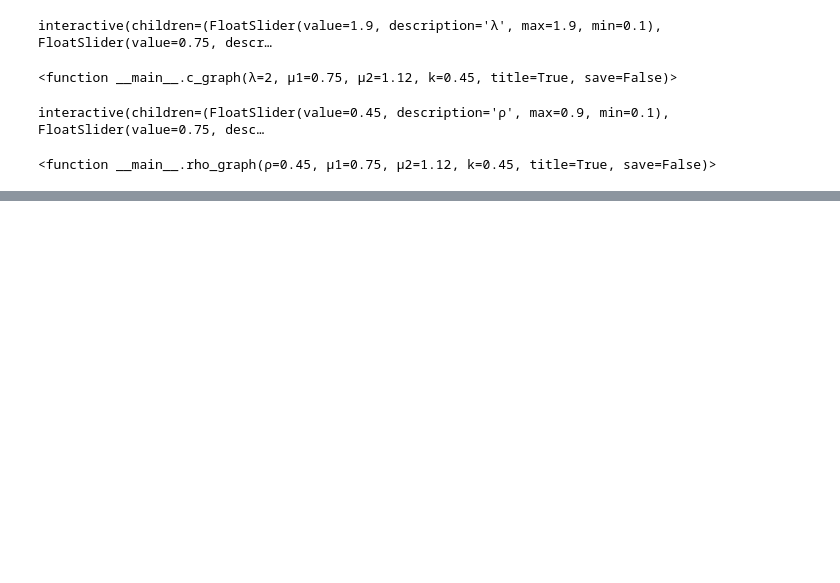
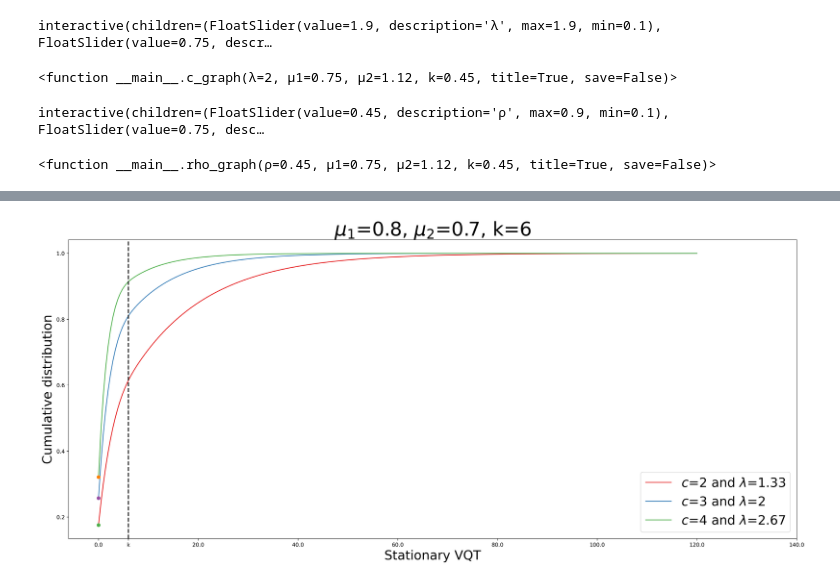
Before and after one commit to brdauria/VQTPlot, a Jupyter notebook: workload.ipynb, the cells around one changed output, grey strips where cells are left out. Cells and saved outputs as stored; diff of their text form; code cells hidden in the pictures; blank space fills up the shorter version.

```diff
--- a/workload.ipynb
+++ b/workload.ipynb
@@ -184,0 +230,33 @@ interactive(children=(FloatSlider(value=0.45, description='ρ', max=0.9, min=0.1
+# %%
+# B. -- from René Bekker email on 22/03/2021
+## Impact of number of servers on cumulative waiting time distribution.
+## That is, what is the impact of the number of servers on system behaviour,
+## i.e. the cumulative waiting time distribution?
+## Our motivation stems from the slowdown effect, so we should focus on \mu_2 < \mu_1.
+# Possible parameters: k=6, \mu_1 = 0.8, \mu_2 = 0.7,
+# and c = 2, 3, 4 with corresponding \lambda = 4/3, 2, 8/3 (such that the loads remain identical).
+def cλ_graph(μ1=0.8, μ2=0.7, k=6, title=True, save=False):
+    cλrange = [(2,4/3),(3,2),(4,8/3)]
+    xpoints = np.linspace(start=0, stop=20*k, num=250)
+    cmap = plt.get_cmap('Set1')
+    plt.figure(figsize=(20, 9), dpi=300, constrained_layout=True)
+    for ix, (c,λ) in enumerate(cλrange):
+        VQTfun = VQT(c, λ, μ1, μ2, k)
+        plt.plot(xpoints, [VQTfun(x) for x in xpoints],  label=f'$c$={c} and $\lambda$={round(λ,2)}', color=cmap(ix)) # plot VQT
+        plt.plot(0, VQTfun(0), "o", color=cmap(c)) # mark null VQT probability
+    plt.ylabel('Cumulative distribution',fontsize=24)
+    plt.xlabel('Stationary VQT',fontsize=24)
+    plt.gca().axvline(x=k, linewidth=2, color='k', linestyle="--") # add vertical line at k
+    plt.xticks(list(plt.xticks()[0][1:]) + [k], list(plt.xticks()[0][1:]) + ["k"]) # add xtick at k
+    plt.legend(loc=4, fontsize=24)
+    if(title): plt.title(f'$\mu_1$={μ1}, $\mu_2$={μ2}, k={k}',fontsize=36)
+    if(save): # save picture to file
+        # basedir = os.path.expanduser("~") + '/Desktop/' # put pictures in Desktop folder
+        basedir = os.path.join(os.getcwd(),"img")
+        filename = f'vqt_cdf_lc_m{μ1}_M{μ2}_k{k}'
+        plt.savefig(os.path.join(basedir, filename + ".pdf"), dpi=300)
+        plt.savefig(os.path.join(basedir, filename +".jpeg"), dpi=300, format='JPG')
+    plt.show()
+cλ_graph(save=True)
+# %% [output]
+[figure, added]
```
Also changed, not shown: parts of 7 cells of this notebook, 8 other files.
